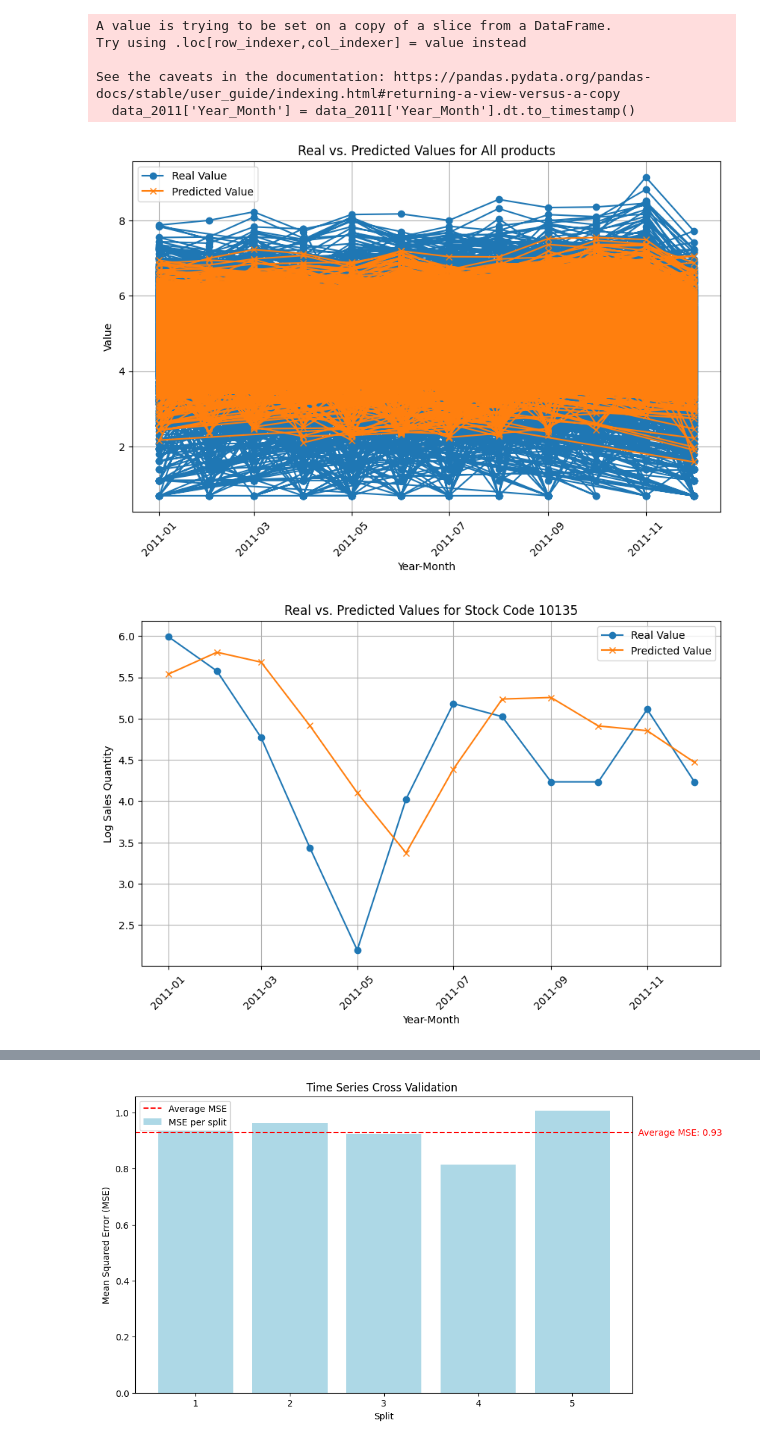
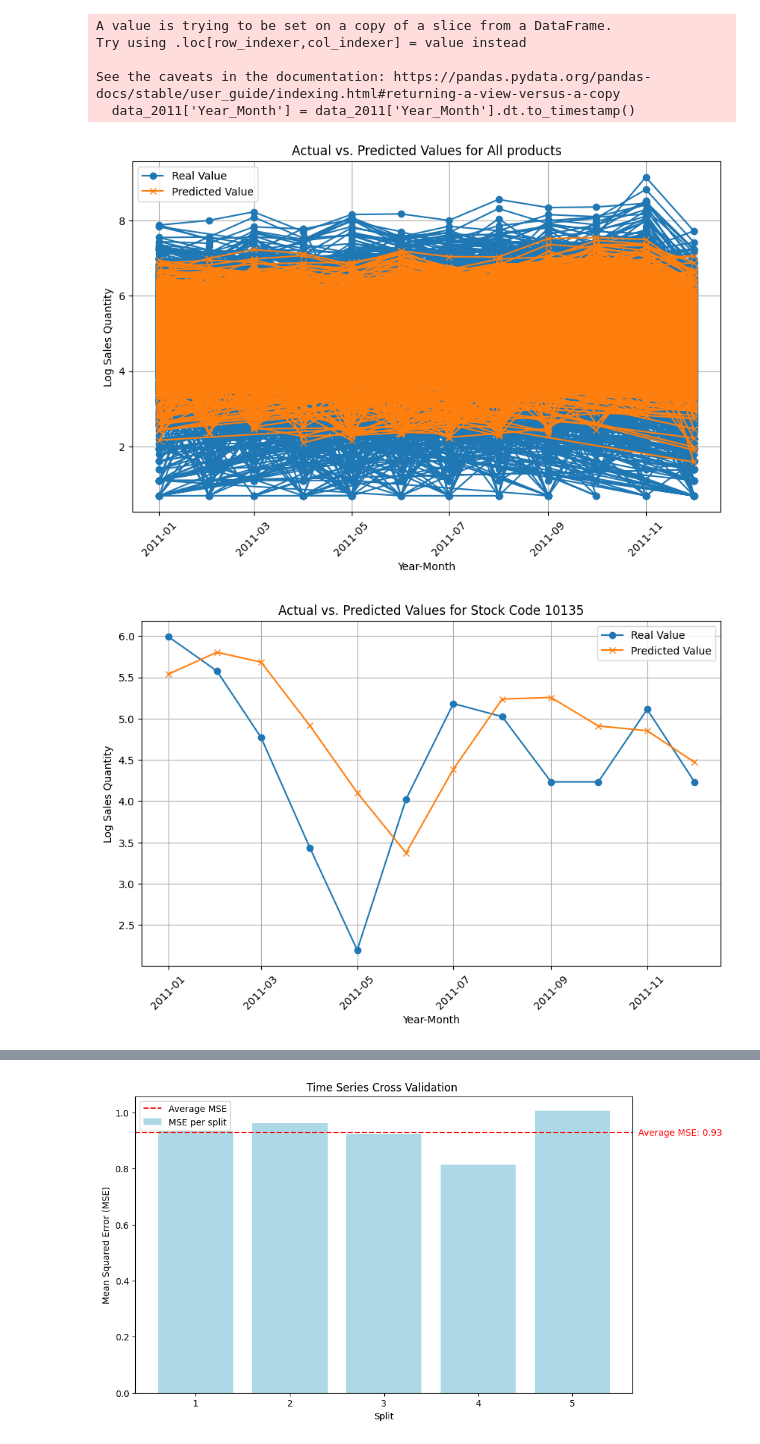
Before and after one commit to mariia-8/Inventory-Forecasting, a Jupyter notebook: Linear_Regression_Random_Forest.ipynb, the cells around one changed output, grey strips where cells are left out. Saved outputs shown, nothing was run; the diff lists cells and outputs as text; code cells hidden in the pictures.

```diff
--- a/Linear_Regression_Random_Forest.ipynb
+++ b/Linear_Regression_Random_Forest.ipynb
@@ -204,17 +204,17 @@ See the caveats in the documentation: https://pandas.pydata.org/pandas-docs/stab
 # %%
 # Predictions vs Actual values
 plt.figure(figsize=(10, 6))
 plt.plot(data_2011['Year_Month'], data_2011['Log_Total_Quantity'], label='Real Value', marker='o')
 plt.plot(data_2011['Year_Month'], data_2011['Predicted_Value_LR'], label='Predicted Value', marker='x')
 plt.xlabel('Year-Month')
-plt.ylabel('Value')
-plt.title('Real vs. Predicted Values for All products')
+plt.ylabel('Log Sales Quantity')
+plt.title('Actual vs. Predicted Values for All products')
 plt.xticks(rotation=45)
 plt.legend()
 plt.grid(True)
 plt.show()
 # %% [output]
-[figure, old version]
+[figure, new version]
 # %%
 product_pred = data_2011[data_2011['StockCode'] == '10135']
 plt.figure(figsize=(10, 6))
@@ -222,13 +222,13 @@ plt.plot(product_pred['Year_Month'], product_pred['Log_Total_Quantity'], label='
 plt.plot(product_pred['Year_Month'], product_pred['Predicted_Value_LR'], label='Predicted Value', marker='x')
 plt.xlabel('Year-Month')
 plt.ylabel('Log Sales Quantity')
-plt.title('Real vs. Predicted Values for Stock Code 10135')
+plt.title('Actual vs. Predicted Values for Stock Code 10135')
 plt.xticks(rotation=45)
 plt.legend()
 plt.grid(True)
 plt.show()
 # %% [output]
-[figure, old version]
+[figure, new version]
 # %%
 # Cross Validation for Multi Linear Regression Model
 from sklearn.model_selection import TimeSeriesSplit
```
Also changed, not shown: parts of 6 cells of this notebook.
